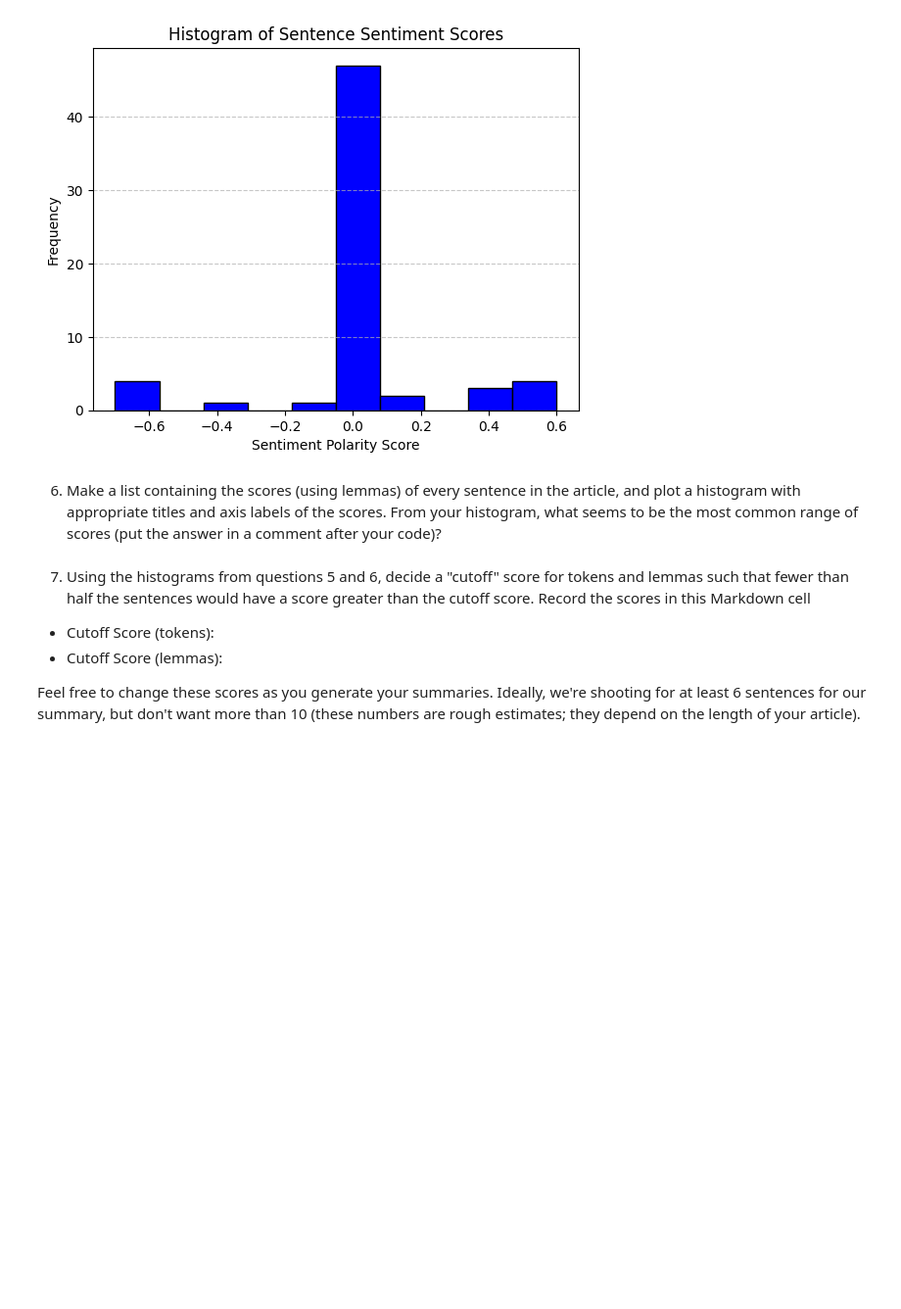
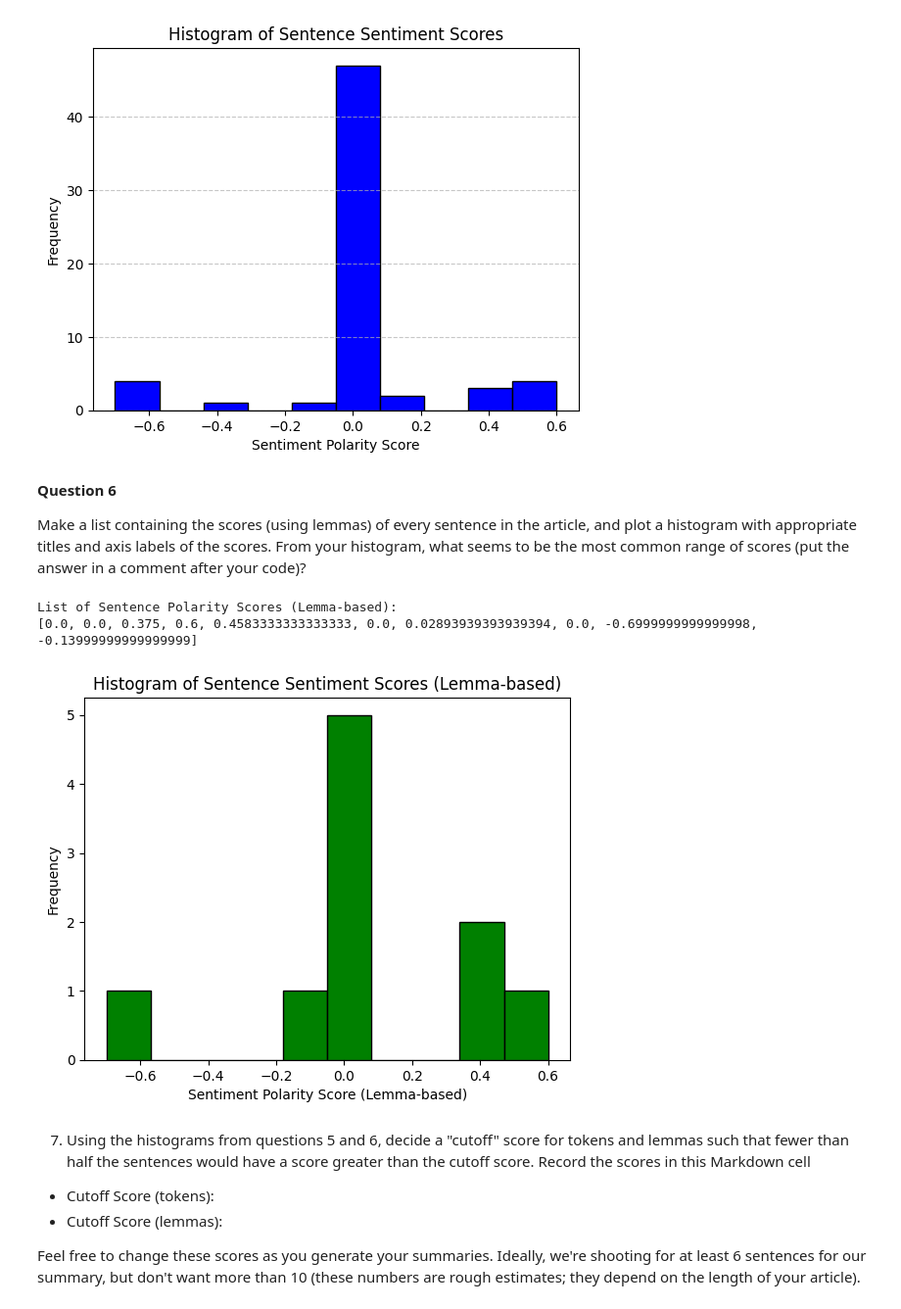
Before and after one commit to drodmay1/44620_P7, a Jupyter notebook: article-summarizer.ipynb, the cells around one changed output. Shown: that part at 98% size. Cells and saved outputs as stored; diff of their text form; code cells hidden in the pictures; blank space fills up the shorter version.

Commit message:
question 6 completed

```diff
--- a/article-summarizer.ipynb
+++ b/article-summarizer.ipynb
@@ -173,7 +173,46 @@ List of Sentence Polarity Scores:
 [0.0, 0.0, 0.0, 0.0, 0.0, 0.0, 0.0, 0.375, 0.0, 0.0, 0.0, 0.0, 0.0, 0.0, 0.0, 0.0, 0.0, 0.0, 0.6, 0.0, 0.5, 0.5, 0.0, 0.0, 0.375, 0.0, 0.0, -0.09583333333333334, 0.0, 0.0, 0.0, 0.13636363636363635, 0. ...
 [figure]
 # %% [markdown]
-6. Make a list containing the scores (using lemmas) of every sentence in the article, and plot a histogram with appropriate titles and axis labels of the scores.  From your histogram, what seems to be the most common range of scores (put the answer in a comment after your code)?
+**Question 6**
+
+ Make a list containing the scores (using lemmas) of every sentence in the article, and plot a histogram with appropriate titles and axis labels of the scores.  From your histogram, what seems to be the most common range of scores (put the answer in a comment after your code)?
+# %%
+import matplotlib.pyplot as plt
+from textblob import TextBlob
+import spacy
+
+# Load the spaCy pipeline
+nlp = spacy.load("en_core_web_sm")
+
+# Process the text using spaCy
+doc = nlp(article_text)
+
+# Use Lemma for each sentence and calculate sentiment scores
+lemma_scores = []
+for sent in doc.sents:
+    # Lemmatize the tokens in each sentence and reconstruct the sentence
+    lemmatized_sentence = " ".join([token.lemma_ for token in sent if not token.is_punct])
+    # Calculate polarity using TextBlob
+    blob = TextBlob(lemmatized_sentence)
+    lemma_scores.append(blob.sentiment.polarity)
+
+# Print the list of lemma-based sentence polarity scores
+print("List of Sentence Polarity Scores (Lemma-based):")
+print(lemma_scores)
+
+# Plot the histogram of lemma-based sentiment scores
+plt.hist(lemma_scores, bins=10, color='green', edgecolor='black')
+plt.title("Histogram of Sentence Sentiment Scores (Lemma-based)")
+plt.xlabel("Sentiment Polarity Score (Lemma-based)")
+plt.ylabel("Frequency")
+plt.show()
+
+# From the histogram, the most common range of lemma-based sentiment polarity scores
+# appears to be around 0.0, indicating neutral sentiment for most sentences.
+# %% [output]
+List of Sentence Polarity Scores (Lemma-based):
+[0.0, 0.0, 0.375, 0.6, 0.4583333333333333, 0.0, 0.02893939393939394, 0.0, -0.6999999999999998, -0.13999999999999999]
+[figure, added]
 # %% [markdown]
 7. Using the histograms from questions 5 and 6, decide a "cutoff" score for tokens and lemmas such that fewer than half the sentences would have a score greater than the cutoff score.  Record the scores in this Markdown cell
 
```
